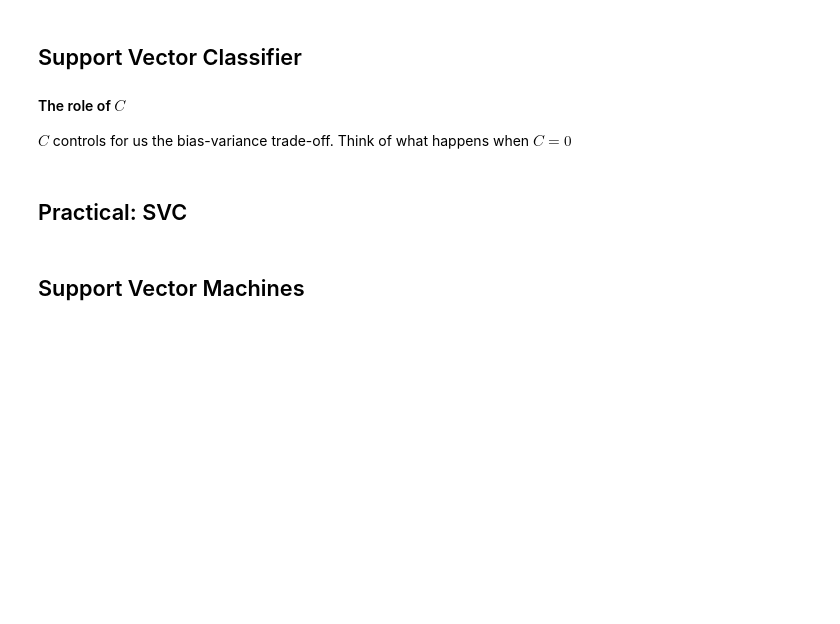
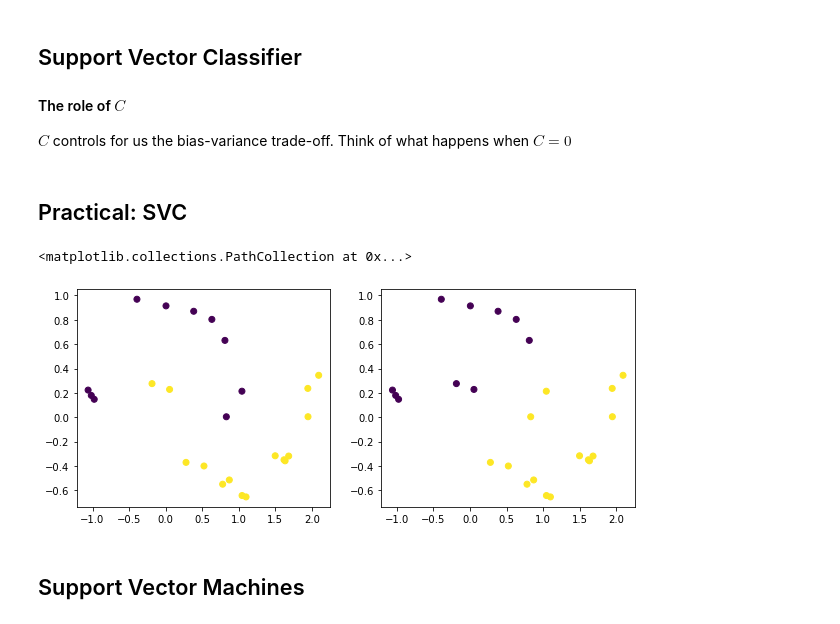
Before and after one commit to robertomanzanolopez/master-kschool, a Jupyter notebook: 08_Aprendizaje_supervisado_con_python/02-supervised_ml_II.empty.ipynb, the cells around one changed output. Cells and saved outputs as stored; diff of their text form; code cells hidden in the pictures; blank space fills up the shorter version.

```diff
--- a/08_Aprendizaje_supervisado_con_python/02-supervised_ml_II.empty.ipynb
+++ b/08_Aprendizaje_supervisado_con_python/02-supervised_ml_II.empty.ipynb
@@ -696,6 +761,26 @@ The solution classifier is the hyperplane that maximizes the margin, provided $C
 $C$ controls for us the bias-variance trade-off. Think of what happens when $C = 0$
 # %% [markdown]
 ## Practical: SVC
+# %%
+moons_X, moons_y = datasets.make_moons(noise=.1)
+# %%
+from sklearn.svm import LinearSVC
+import matplotlib.pyplot as plt
+
+X_train, X_test, y_train, y_test = train_test_split(moons_X, moons_y)
+
+svc = LinearSVC(C=1)
+
+svc.fit(X_train, y_train)
+y_hat = svc.predict(X_test)
+
+f, ax = plt.subplots(1,2)
+f.set_size_inches(10,4)
+ax[0].scatter(X_test[:,0], X_test[:,1], c=y_test)
+ax[1].scatter(X_test[:,0], X_test[:,1], c=y_hat)
+# %% [output]
+<matplotlib.collections.PathCollection at 0x...>
+[figure, added]
 # %% [markdown]
 ## Support Vector Machines
 # %% [markdown]
```
Also changed, not shown: parts of 14 cells of this notebook, 2 other files.
